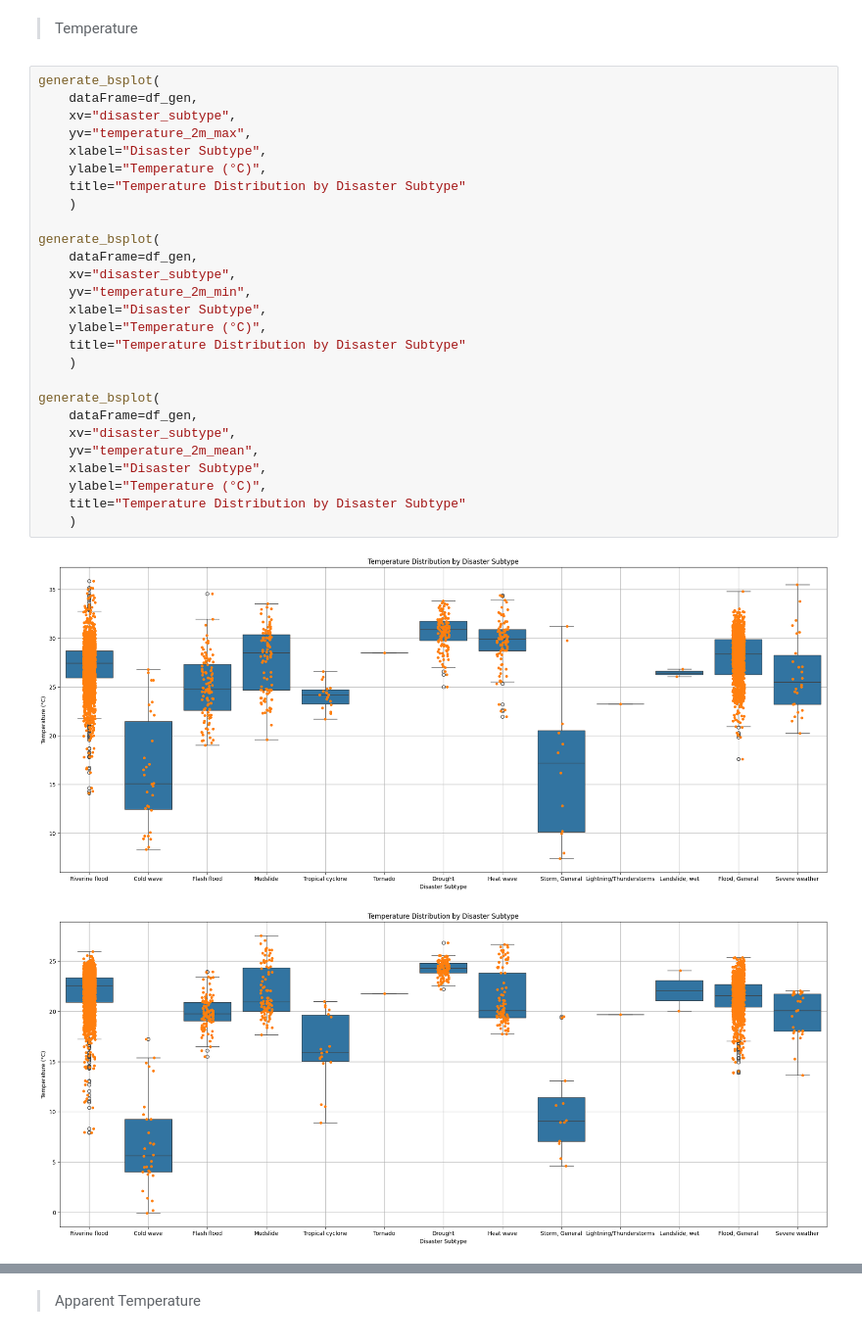
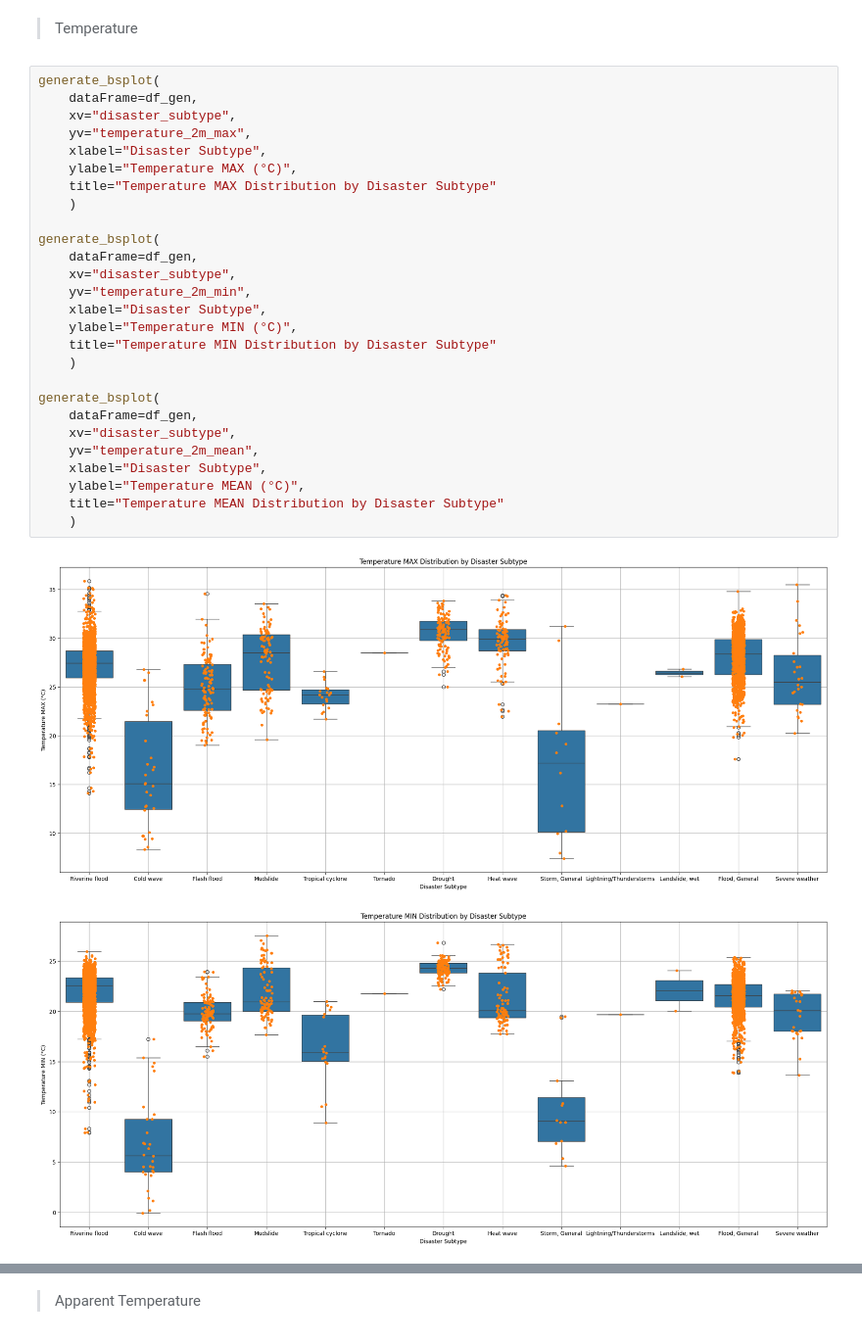
Before and after one commit to nando-cezar/pandora, a Jupyter notebook: pandora_analytics.ipynb, the cells around one changed output, grey strips where cells are left out. Shown at 98% size. Drawn from its saved outputs; the diff is of its cells as text.

```diff
--- a/pandora_analytics.ipynb
+++ b/pandora_analytics.ipynb
@@ -398,30 +438,30 @@ df_gen=df
 # %%
 generate_bsplot(
     dataFrame=df_gen,
     xv="disaster_subtype",
     yv="temperature_2m_max",
     xlabel="Disaster Subtype",
-    ylabel="Temperature (°C)",
-    title="Temperature Distribution by Disaster Subtype"
+    ylabel="Temperature MAX (°C)",
+    title="Temperature MAX Distribution by Disaster Subtype"
     )
 
 generate_bsplot(
     dataFrame=df_gen,
     xv="disaster_subtype",
     yv="temperature_2m_min",
     xlabel="Disaster Subtype",
-    ylabel="Temperature (°C)",
-    title="Temperature Distribution by Disaster Subtype"
+    ylabel="Temperature MIN (°C)",
+    title="Temperature MIN Distribution by Disaster Subtype"
     )
 
 generate_bsplot(
     dataFrame=df_gen,
     xv="disaster_subtype",
     yv="temperature_2m_mean",
     xlabel="Disaster Subtype",
-    ylabel="Temperature (°C)",
-    title="Temperature Distribution by Disaster Subtype"
+    ylabel="Temperature MEAN (°C)",
+    title="Temperature MEAN Distribution by Disaster Subtype"
     )
 # %% [output]
-[figure, old version]
+[figure, new version]
-[figure, old version]
+[figure, new version]
```
Also changed, not shown: parts of 17 cells of this notebook.
